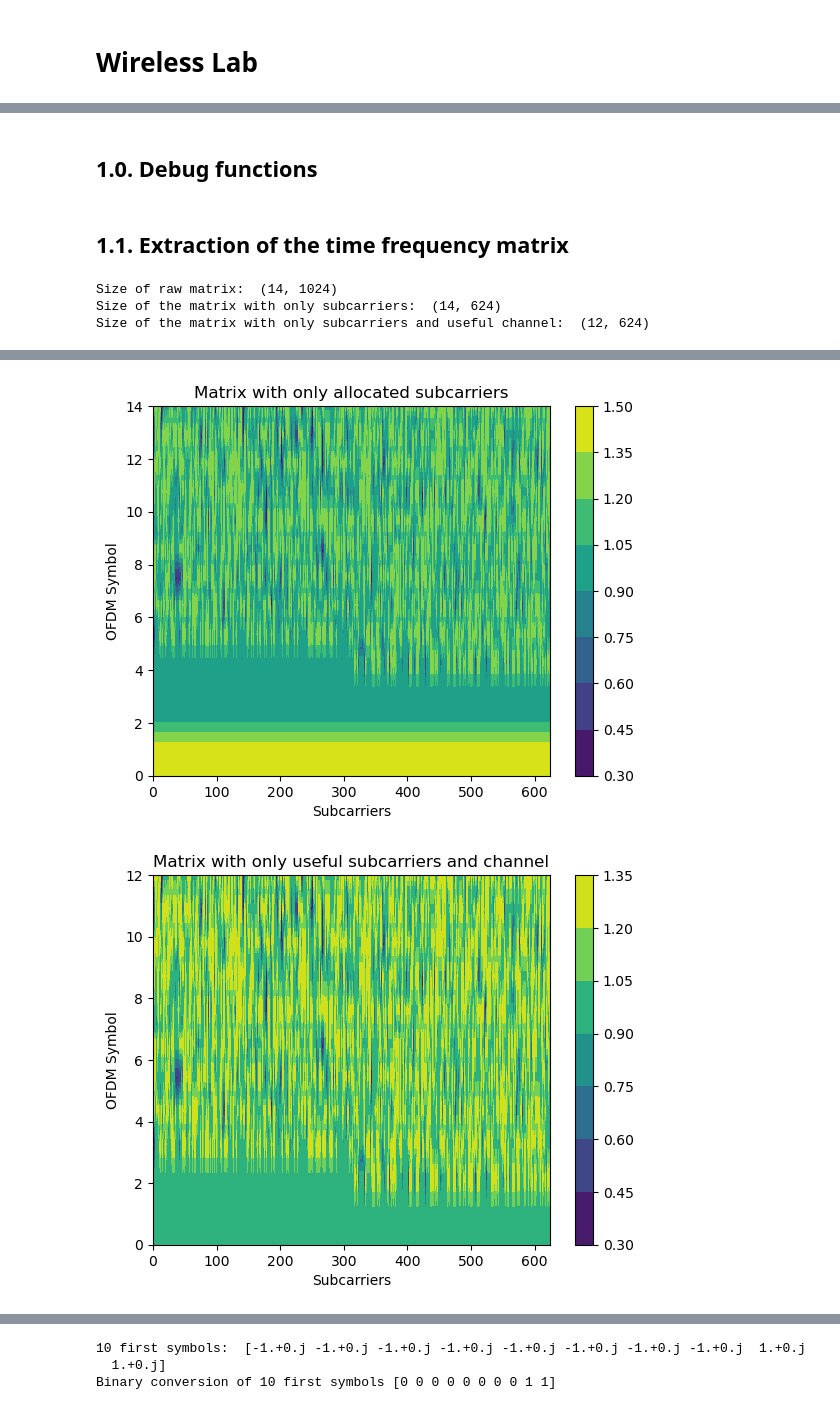
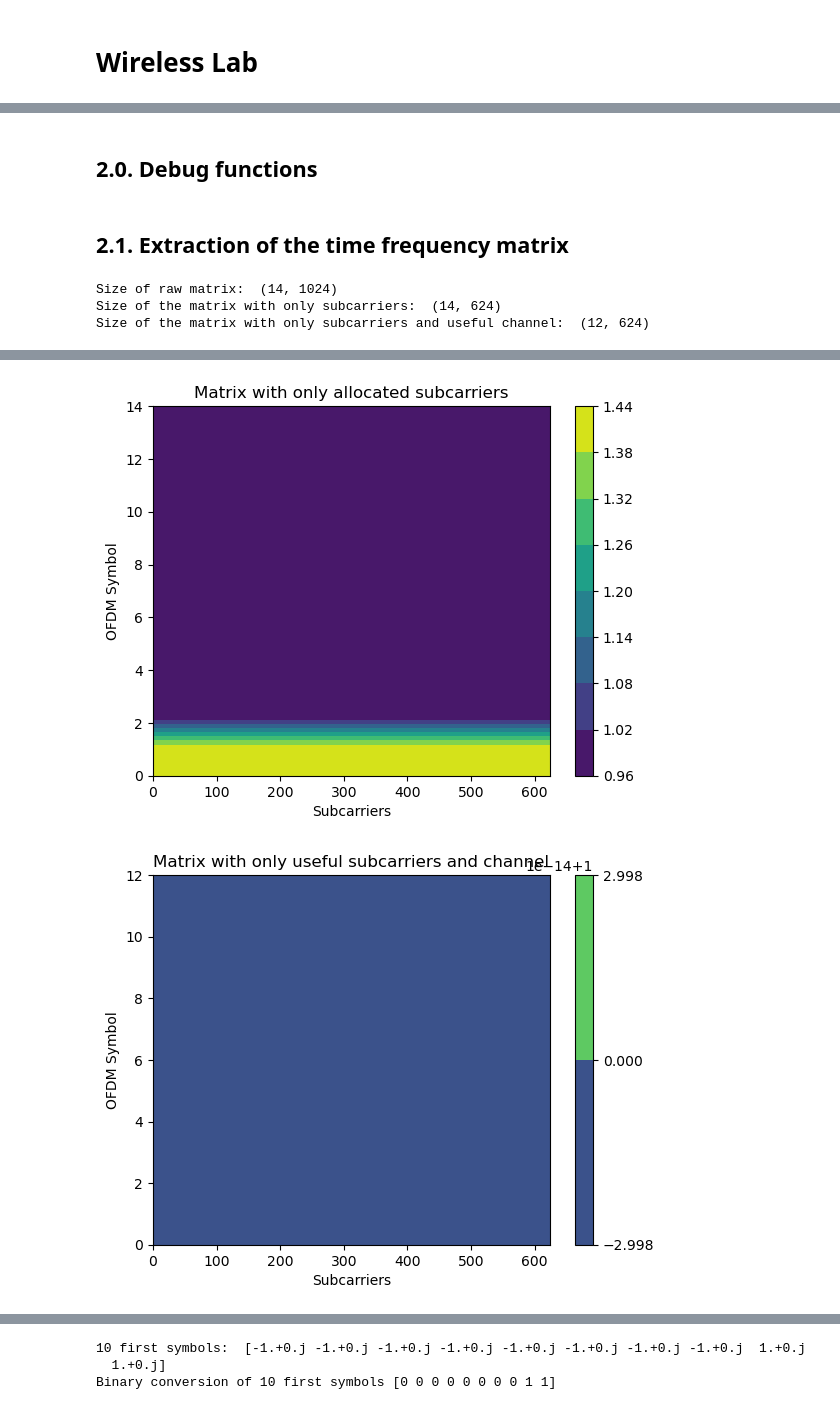
Before and after one commit to mboultoureau/wireless-network, a Jupyter notebook: main.ipynb, the cells around one changed output, grey strips where cells are left out. Drawn from its saved outputs; the diff is of its cells as text; code cells hidden in the pictures.

```diff
--- a/main.ipynb
+++ b/main.ipynb
@@ -8,7 +8,7 @@ import matplotlib.pyplot as plt
 import math
 import sk_dsp_comm.fec_conv as fec
 # %% [markdown]
-## 1.0. Debug functions
+## 2.0. Debug functions
 # %%
 """
 Draw the power distribution graph
@@ -21,10 +21,10 @@ def powerDistributionGraph(Z, title="", x_label="", y_label=""):
     ax.set_xlabel(x_label)
     ax.set_ylabel(y_label)
 # %% [markdown]
-## 1.1. Extraction of the time frequency matrix
+## 2.1. Extraction of the time frequency matrix
 # %%
 # Load raw matrix
-data = np.genfromtxt('./data/tfMatrix.csv', delimiter=';')
+data = np.genfromtxt('./data/tfMatrix_3.csv', delimiter=';')
 tf_matrix = data[:,0::2] + 1j*data[:,1::2]
 
 # Constants
@@ -57,3 +57,3 @@ Size of the matrix with only subcarriers and useful channel:  (12, 624)
-[figure, old version]
+[figure, new version]
-[figure, old version]
+[figure, new version]
 # %% [markdown]
```
Also changed, not shown: parts of 13 cells of this notebook.
